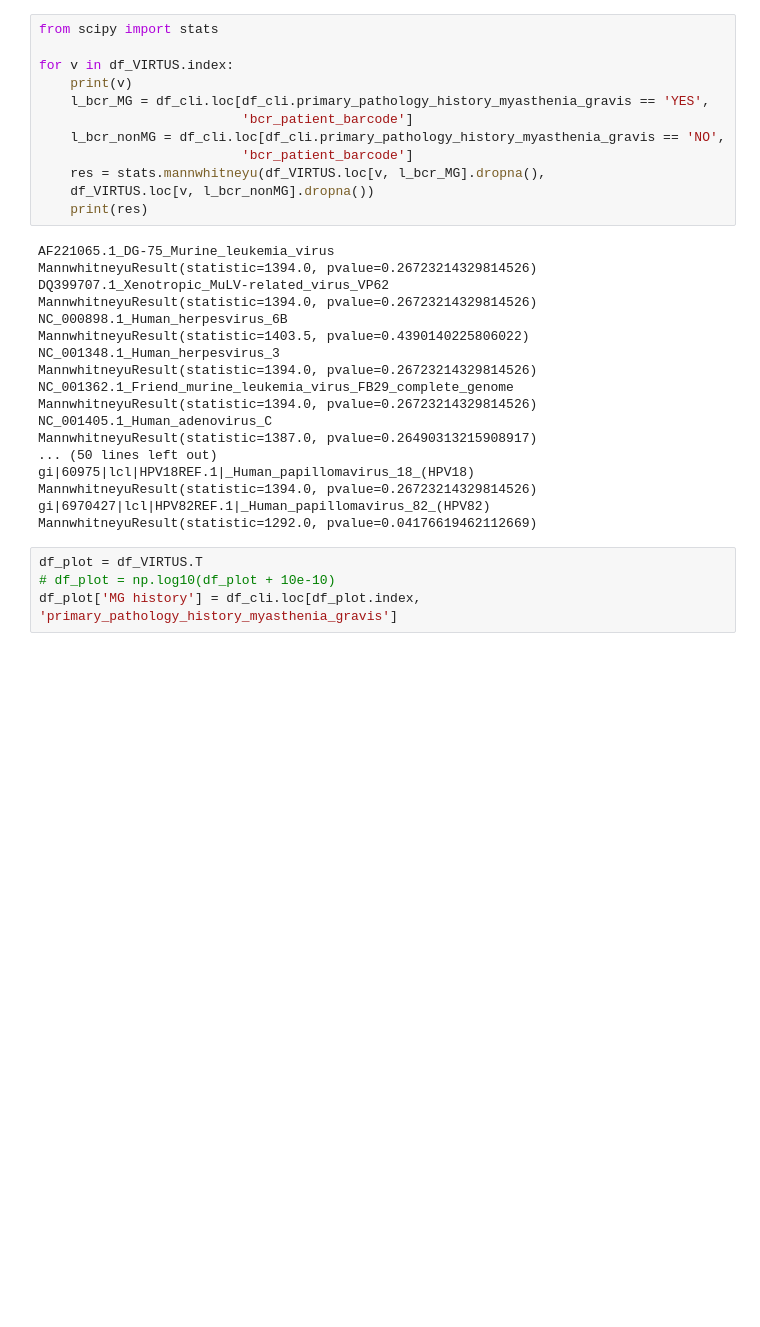
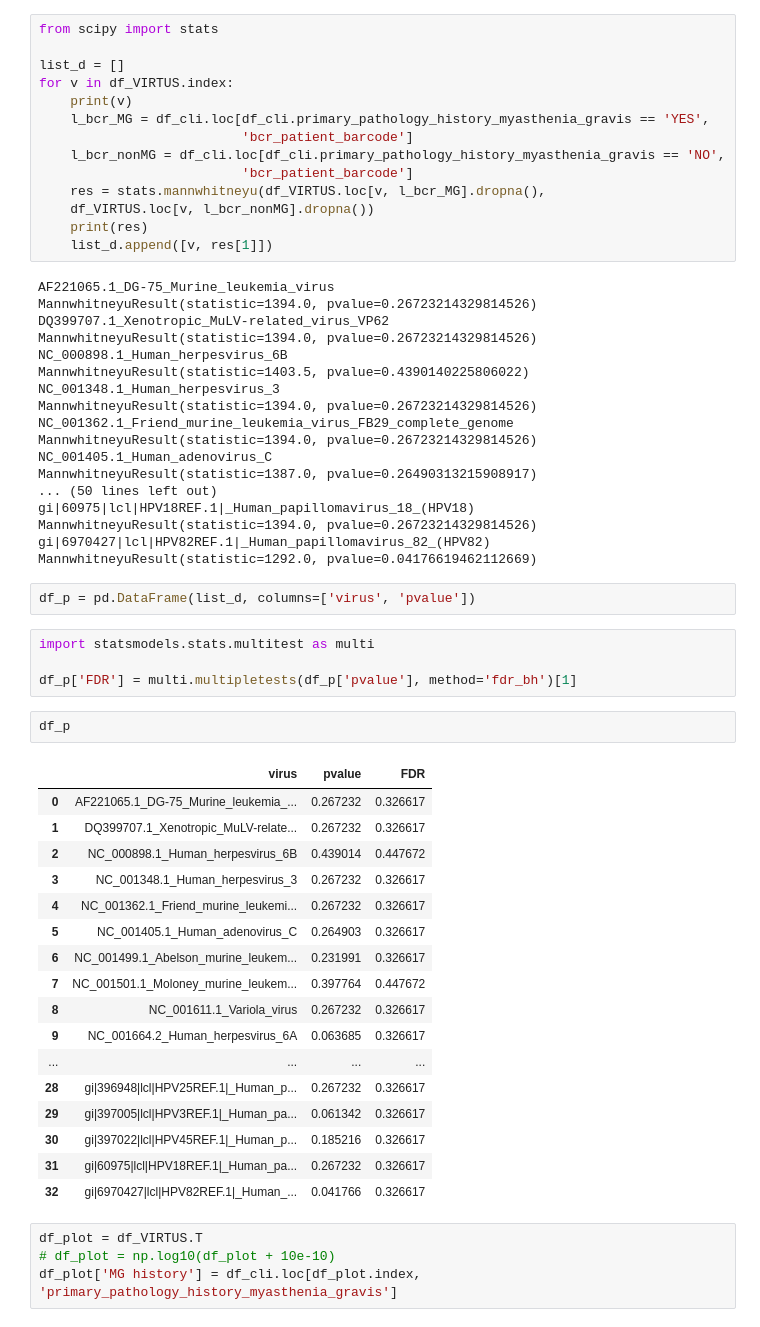
Before and after one commit to yyoshiaki/MG_thymoma_Manuscript_2021, a Jupyter notebook: 201123_VIRTUS_1.2.1_kz0.3.ipynb, the cells around one changed output. Cells and saved outputs as stored; diff of their text form; blank space fills up the shorter version.

```diff
--- a/201123_VIRTUS_1.2.1_kz0.3.ipynb
+++ b/201123_VIRTUS_1.2.1_kz0.3.ipynb
@@ -250,6 +286,7 @@ df_cli = df_cli.loc[df_VIRTUS.columns]
 # %%
 from scipy import stats
 
+list_d = []
 for v in df_VIRTUS.index:
     print(v)
     l_bcr_MG = df_cli.loc[df_cli.primary_pathology_history_myasthenia_gravis == 'YES',
@@ -259,6 +296,7 @@ for v in df_VIRTUS.index:
     res = stats.mannwhitneyu(df_VIRTUS.loc[v, l_bcr_MG].dropna(),
     df_VIRTUS.loc[v, l_bcr_nonMG].dropna())
     print(res)
+    list_d.append([v, res[1]])
 # %% [output]
 AF221065.1_DG-75_Murine_leukemia_virus
 MannwhitneyuResult(statistic=1394.0, pvalue=0.26723214329814526)
@@ -277,6 +315,32 @@ gi|60975|lcl|HPV18REF.1|_Human_papillomavirus_18_(HPV18)
 MannwhitneyuResult(statistic=1394.0, pvalue=0.26723214329814526)
 gi|6970427|lcl|HPV82REF.1|_Human_papillomavirus_82_(HPV82)
 MannwhitneyuResult(statistic=1292.0, pvalue=0.04176619462112669)
+# %%
+df_p = pd.DataFrame(list_d, columns=['virus', 'pvalue'])
+# %%
+import statsmodels.stats.multitest as multi
+
+df_p['FDR'] = multi.multipletests(df_p['pvalue'], method='fdr_bh')[1]
+# %%
+df_p
+# %% [output]
+|  | virus | pvalue | FDR |
+| 0 | AF221065.1_DG-75_Murine_leukemia_... | 0.267232 | 0.326617 |
+| 1 | DQ399707.1_Xenotropic_MuLV-relate... | 0.267232 | 0.326617 |
+| 2 | NC_000898.1_Human_herpesvirus_6B | 0.439014 | 0.447672 |
+| 3 | NC_001348.1_Human_herpesvirus_3 | 0.267232 | 0.326617 |
+| 4 | NC_001362.1_Friend_murine_leukemi... | 0.267232 | 0.326617 |
+| 5 | NC_001405.1_Human_adenovirus_C | 0.264903 | 0.326617 |
+| 6 | NC_001499.1_Abelson_murine_leukem... | 0.231991 | 0.326617 |
+| 7 | NC_001501.1_Moloney_murine_leukem... | 0.397764 | 0.447672 |
+| 8 | NC_001611.1_Variola_virus | 0.267232 | 0.326617 |
+| 9 | NC_001664.2_Human_herpesvirus_6A | 0.063685 | 0.326617 |
+| ... | ... | ... | ... |
+| 28 | gi|396948|lcl|HPV25REF.1|_Human_p... | 0.267232 | 0.326617 |
+| 29 | gi|397005|lcl|HPV3REF.1|_Human_pa... | 0.061342 | 0.326617 |
+| 30 | gi|397022|lcl|HPV45REF.1|_Human_p... | 0.185216 | 0.326617 |
+| 31 | gi|60975|lcl|HPV18REF.1|_Human_pa... | 0.267232 | 0.326617 |
+| 32 | gi|6970427|lcl|HPV82REF.1|_Human_... | 0.041766 | 0.326617 |
 # %%
 df_plot = df_VIRTUS.T
 # df_plot = np.log10(df_plot + 10e-10)
```
Also changed, not shown: parts of 7 cells of this notebook.
